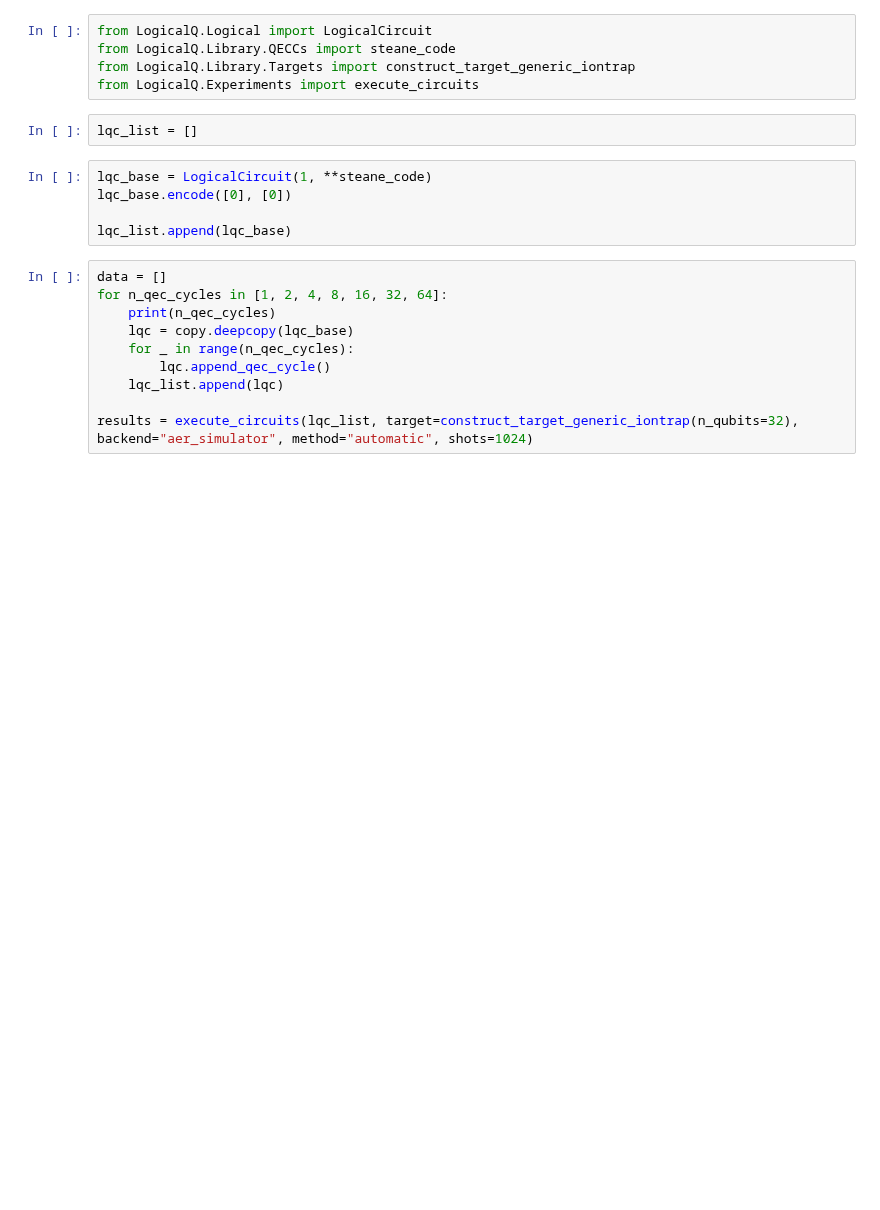
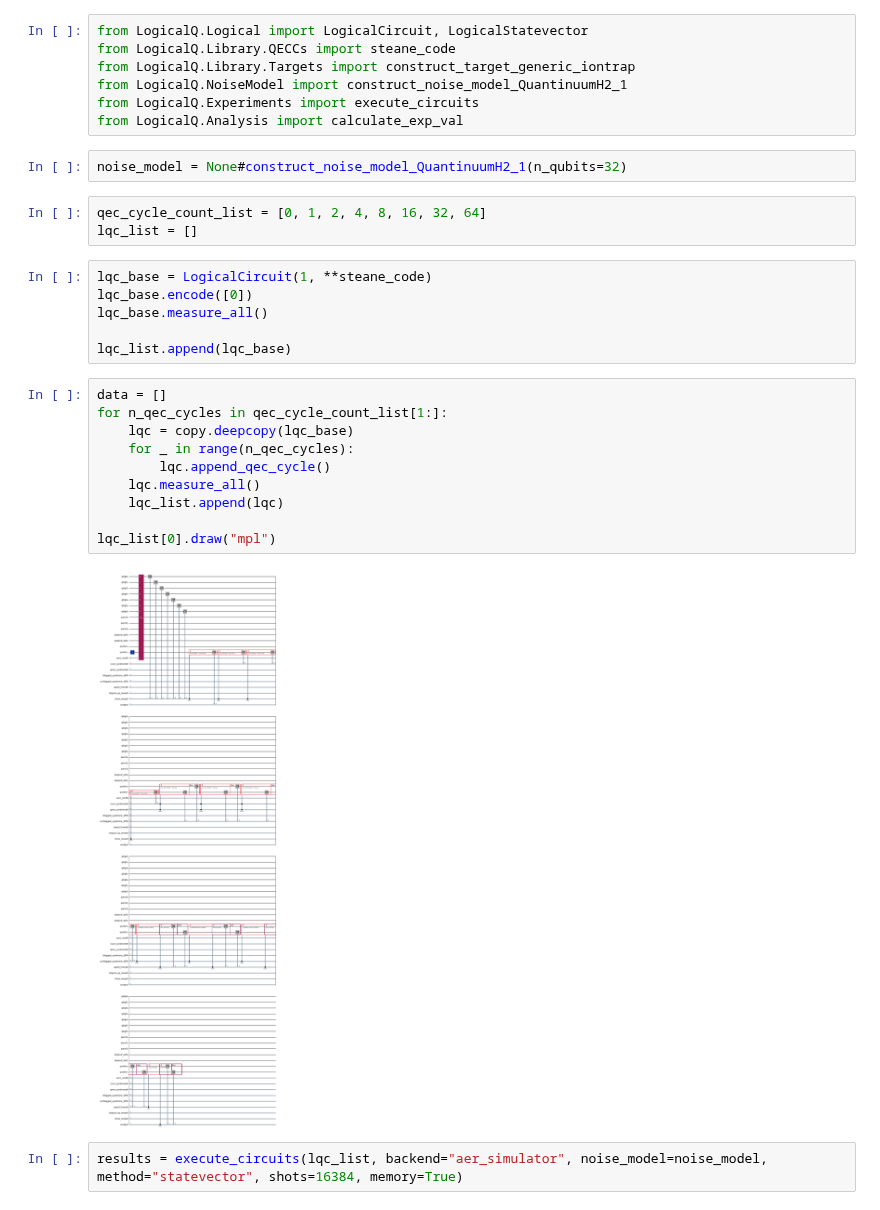
Before and after one commit to GT-Quantum-Computing-Association/LogicalQ, a Jupyter notebook: demos/QECCycleOverhead.ipynb, the cells around one changed output. Drawn from its saved outputs; the diff is of its cells as text; blank space fills up the shorter version.

Commit message:
fixes to QEC cycle overhead demo notebook

```diff
--- a/demos/QECCycleOverhead.ipynb
+++ b/demos/QECCycleOverhead.ipynb
@@ -3,22 +5,32 @@ import copy
 # %%
-from LogicalQ.Logical import LogicalCircuit
+from LogicalQ.Logical import LogicalCircuit, LogicalStatevector
 from LogicalQ.Library.QECCs import steane_code
 from LogicalQ.Library.Targets import construct_target_generic_iontrap
+from LogicalQ.NoiseModel import construct_noise_model_QuantinuumH2_1
 from LogicalQ.Experiments import execute_circuits
+from LogicalQ.Analysis import calculate_exp_val
+# %%
+noise_model = None#construct_noise_model_QuantinuumH2_1(n_qubits=32)
 # %%
+qec_cycle_count_list = [0, 1, 2, 4, 8, 16, 32, 64]
 lqc_list = []
 # %%
 lqc_base = LogicalCircuit(1, **steane_code)
-lqc_base.encode([0], [0])
+lqc_base.encode([0])
+lqc_base.measure_all()
 
 lqc_list.append(lqc_base)
-# %%
-data = []
-for n_qec_cycles in [1, 2, 4, 8, 16, 32, 64]:
-    print(n_qec_cycles)
-    lqc = copy.deepcopy(lqc_base)
-    for _ in range(n_qec_cycles):
-        lqc.append_qec_cycle()
-    lqc_list.append(lqc)
-
-results = execute_circuits(lqc_list, target=construct_target_generic_iontrap(n_qubits=32), backend="aer_simulator", method="automatic", shots=1024)
+# %%
+data = []
+for n_qec_cycles in qec_cycle_count_list[1:]:
+    lqc = copy.deepcopy(lqc_base)
+    for _ in range(n_qec_cycles):
+        lqc.append_qec_cycle()
+    lqc.measure_all()
+    lqc_list.append(lqc)
+
+lqc_list[0].draw("mpl")
+# %% [output]
+[figure, added]
+# %%
+results = execute_circuits(lqc_list, backend="aer_simulator", noise_model=noise_model, method="statevector", shots=16384, memory=True)
```
Also changed, not shown: parts of 5 cells of this notebook.
